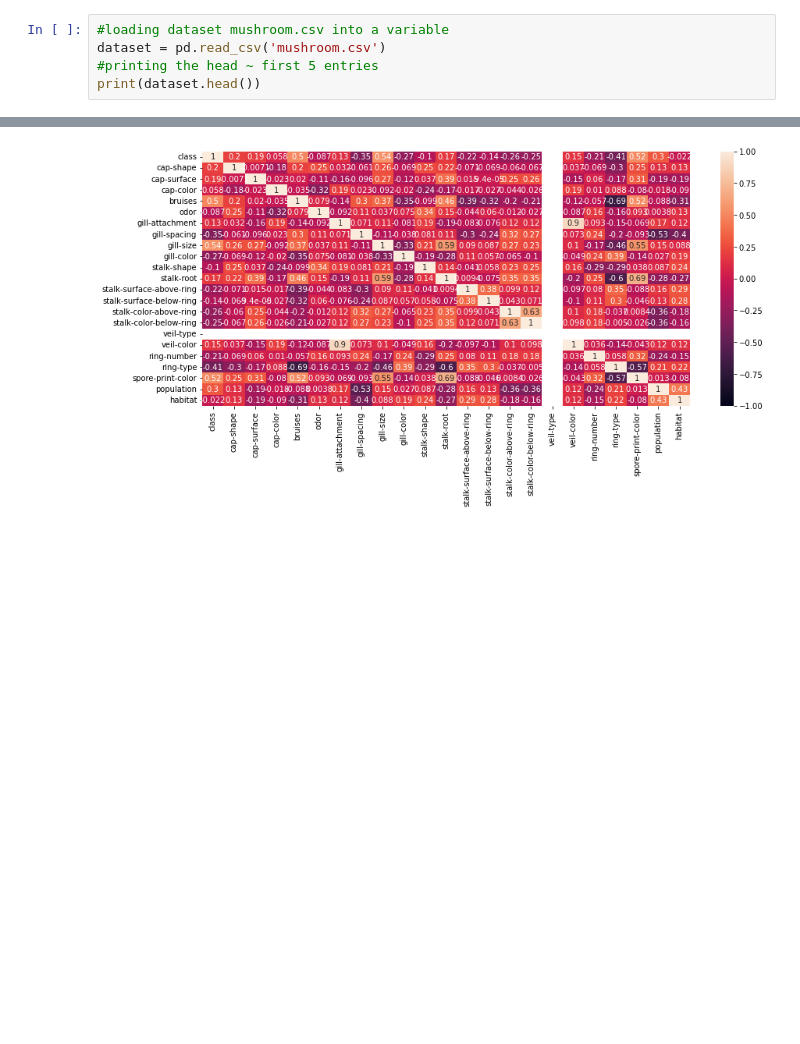
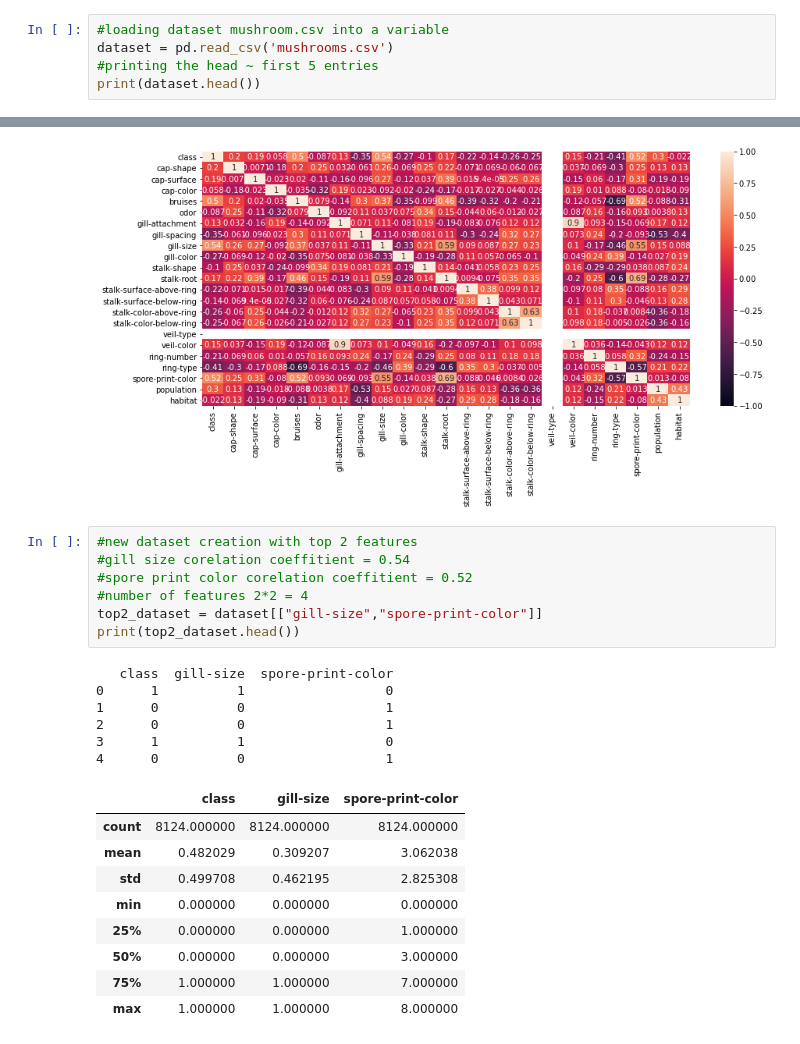
Before and after one commit to jagmeet18/DataMining, a Jupyter notebook: practice_notebook.ipynb, the cells around one changed output, grey strips where cells are left out. Cells and saved outputs as stored; diff of their text form; blank space fills up the shorter version.

```diff
--- a/practice_notebook.ipynb
+++ b/practice_notebook.ipynb
@@ -16,7 +16,7 @@ import matplotlib as mpl
 import matplotlib.pyplot as plt
 # %%
 #loading dataset mushroom.csv into a variable
-dataset = pd.read_csv('mushroom.csv')
+dataset = pd.read_csv('mushrooms.csv')
 #printing the head ~ first 5 entries
 print(dataset.head())
 # %% [output]
@@ -310,3 +316,26 @@ plt.figure(figsize=(14,6))
 heatmap = sns.heatmap(dataset.corr(), vmin=-1, vmax=1, annot=True)
 # %% [output]
 [figure]
+# %%
+#new dataset creation with top 2 features
+#gill size corelation coeffitient = 0.54
+#spore print color corelation coeffitient = 0.52
+#number of features 2*2 = 4
+top2_dataset = dataset[["gill-size","spore-print-color"]]
+print(top2_dataset.head())
+# %% [output]
+   class  gill-size  spore-print-color
+0      1          1                  0
+1      0          0                  1
+2      0          0                  1
+3      1          1                  0
+4      0          0                  1
+|  | class | gill-size | spore-print-color |
+| count | 8124.000000 | 8124.000000 | 8124.000000 |
+| mean | 0.482029 | 0.309207 | 3.062038 |
+| std | 0.499708 | 0.462195 | 2.825308 |
+| min | 0.000000 | 0.000000 | 0.000000 |
+| 25% | 0.000000 | 0.000000 | 1.000000 |
+| 50% | 0.000000 | 0.000000 | 3.000000 |
+| 75% | 1.000000 | 1.000000 | 7.000000 |
+| max | 1.000000 | 1.000000 | 8.000000 |
```
Also changed, not shown: parts of 11 cells of this notebook.
